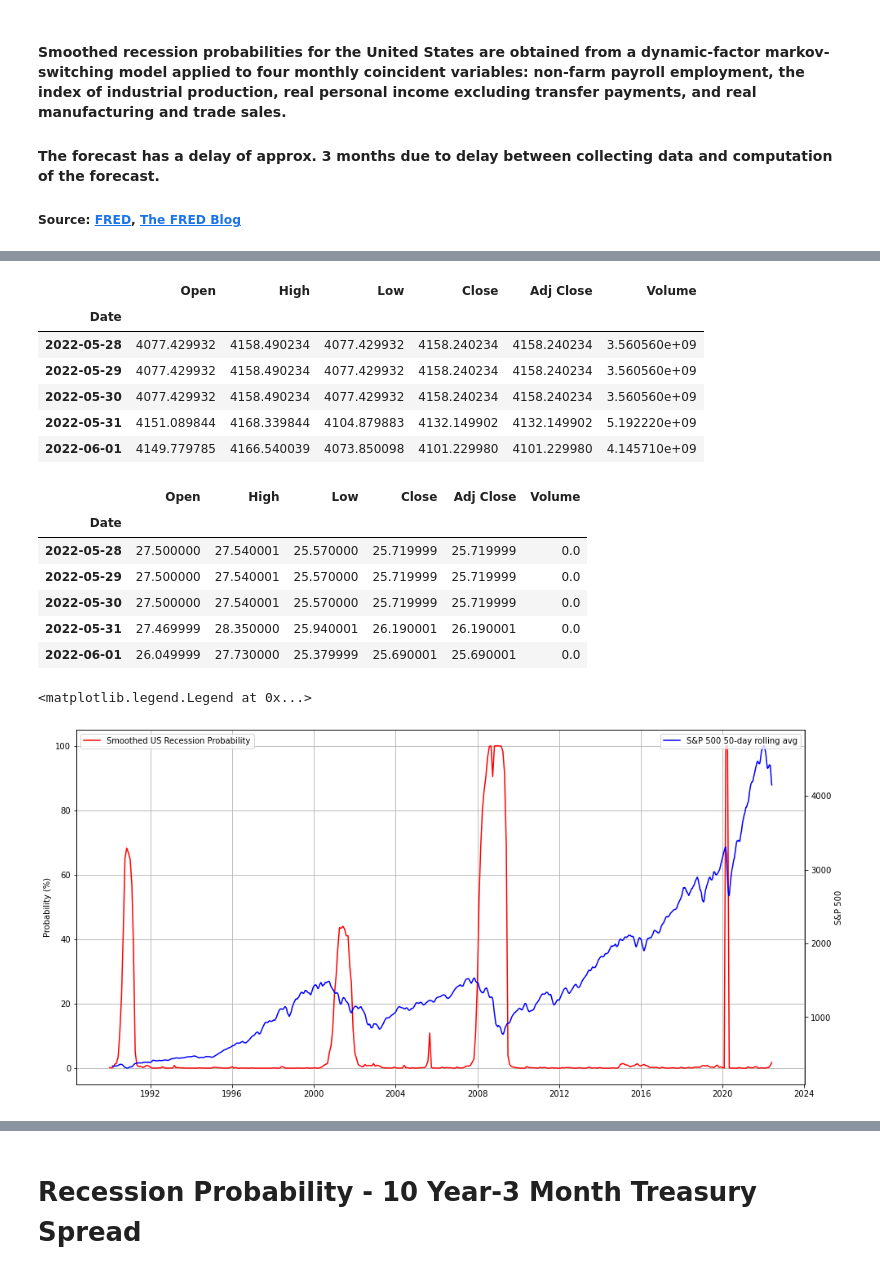
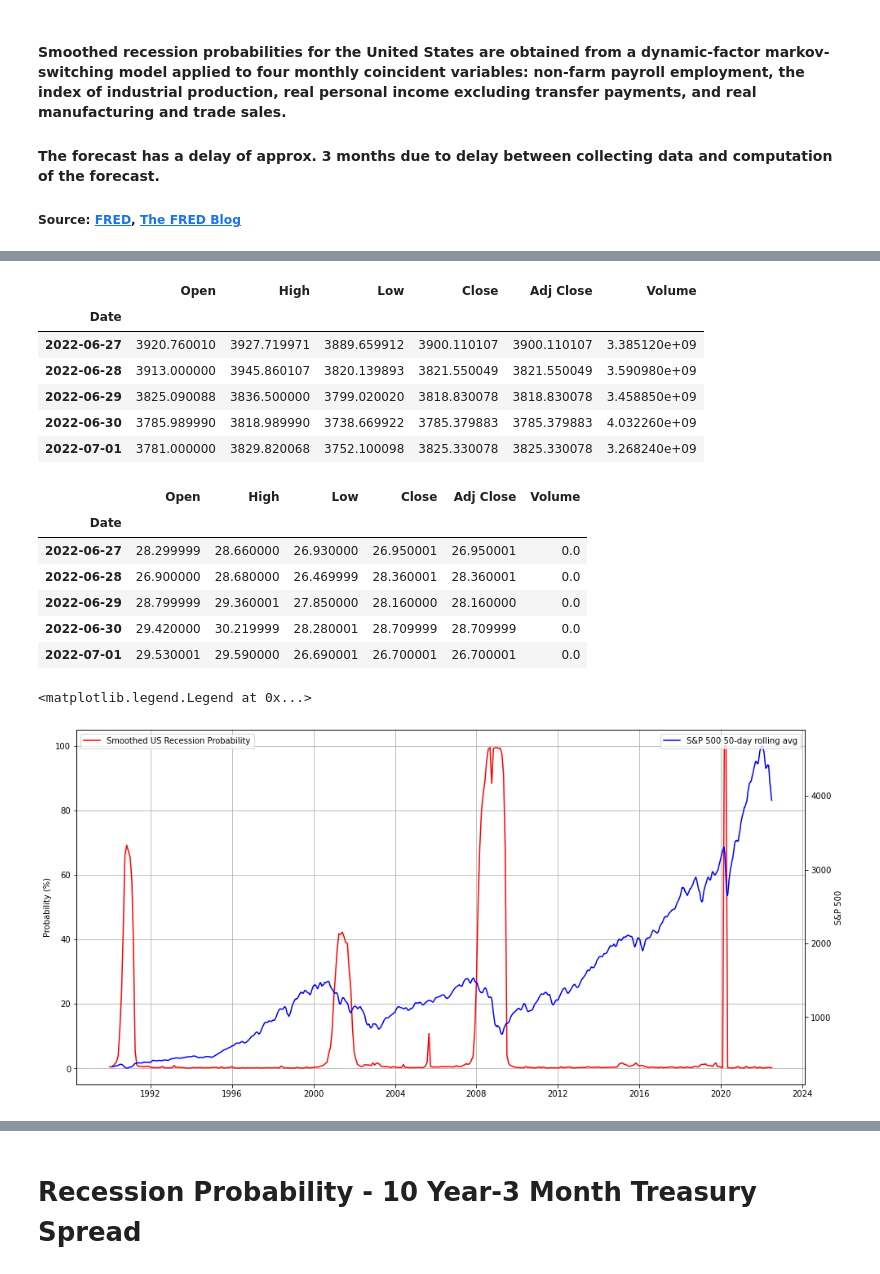
Before and after one commit to dbogatic/economic-indicators, a Jupyter notebook: recession_probability.ipynb, the cells around one changed output, grey strips where cells are left out. Cells and saved outputs as stored; diff of their text form; code cells hidden in the pictures.

```diff
--- a/recession_probability.ipynb
+++ b/recession_probability.ipynb
@@ -35,25 +35,25 @@ dtype: float64
 # %%
 # Pull S&P Index historical values from yfinance API
 ticker = "^GSPC"
 start= "1990-01-01"
-end= "2022-06-02"
+end= "2022-07-02"
 
 sp_history = yf.download(ticker, start=start, end=end, progress=False)
 sp_history = sp_history.asfreq(freq='D').ffill().dropna()
 sp_history.tail()
 # %% [output]
 |  | Open | High | Low | Close | Adj Close | Volume |
 | Date |  |  |  |  |  |  |
-| 2022-05-28 | 4077.429932 | 4158.490234 | 4077.429932 | 4158.240234 | 4158.240234 | 3.560560e+09 |
-| 2022-05-29 | 4077.429932 | 4158.490234 | 4077.429932 | 4158.240234 | 4158.240234 | 3.560560e+09 |
-| 2022-05-30 | 4077.429932 | 4158.490234 | 4077.429932 | 4158.240234 | 4158.240234 | 3.560560e+09 |
-| 2022-05-31 | 4151.089844 | 4168.339844 | 4104.879883 | 4132.149902 | 4132.149902 | 5.192220e+09 |
-| 2022-06-01 | 4149.779785 | 4166.540039 | 4073.850098 | 4101.229980 | 4101.229980 | 4.145710e+09 |
+| 2022-06-27 | 3920.760010 | 3927.719971 | 3889.659912 | 3900.110107 | 3900.110107 | 3.385120e+09 |
+| 2022-06-28 | 3913.000000 | 3945.860107 | 3820.139893 | 3821.550049 | 3821.550049 | 3.590980e+09 |
+| 2022-06-29 | 3825.090088 | 3836.500000 | 3799.020020 | 3818.830078 | 3818.830078 | 3.458850e+09 |
+| 2022-06-30 | 3785.989990 | 3818.989990 | 3738.669922 | 3785.379883 | 3785.379883 | 4.032260e+09 |
+| 2022-07-01 | 3781.000000 | 3829.820068 | 3752.100098 | 3825.330078 | 3825.330078 | 3.268240e+09 |
 # %%
 # Pull VIX historical data
 ticker = "^VIX"
 start= "1990-01-01"
-end= "2022-06-02"
+end= "2022-07-02"
 
 vix_history = yf.download(ticker, start=start,end=end, progress=False)
 vix_history = vix_history.asfreq(freq='D').ffill().dropna()
@@ -61,11 +61,11 @@ vix_history.tail()
 # %% [output]
 |  | Open | High | Low | Close | Adj Close | Volume |
 | Date |  |  |  |  |  |  |
-| 2022-05-28 | 27.500000 | 27.540001 | 25.570000 | 25.719999 | 25.719999 | 0.0 |
-| 2022-05-29 | 27.500000 | 27.540001 | 25.570000 | 25.719999 | 25.719999 | 0.0 |
-| 2022-05-30 | 27.500000 | 27.540001 | 25.570000 | 25.719999 | 25.719999 | 0.0 |
-| 2022-05-31 | 27.469999 | 28.350000 | 25.940001 | 26.190001 | 26.190001 | 0.0 |
-| 2022-06-01 | 26.049999 | 27.730000 | 25.379999 | 25.690001 | 25.690001 | 0.0 |
+| 2022-06-27 | 28.299999 | 28.660000 | 26.930000 | 26.950001 | 26.950001 | 0.0 |
+| 2022-06-28 | 26.900000 | 28.680000 | 26.469999 | 28.360001 | 28.360001 | 0.0 |
+| 2022-06-29 | 28.799999 | 29.360001 | 27.850000 | 28.160000 | 28.160000 | 0.0 |
+| 2022-06-30 | 29.420000 | 30.219999 | 28.280001 | 28.709999 | 28.709999 | 0.0 |
+| 2022-07-01 | 29.530001 | 29.590000 | 26.690001 | 26.700001 | 26.700001 | 0.0 |
 # %%
 # Plot Recession Probability vs S&P 500
 fig, ax = plt.subplots(figsize=(16,8))
@@ -80,7 +80,7 @@ ax2.set_ylabel('S&P 500')
 ax2.legend(loc='upper right')
 # %% [output]
 <matplotlib.legend.Legend at 0x...>
-[figure, old version]
+[figure, new version]
 # %%
 # Plot Recession Probability vs VIX - value of 20 (arbitrarily selected) which is seen as fearful market
 fig, ax = plt.subplots(figsize=(16,8))
```
Also changed, not shown: parts of 7 cells of this notebook, 2 other files.
